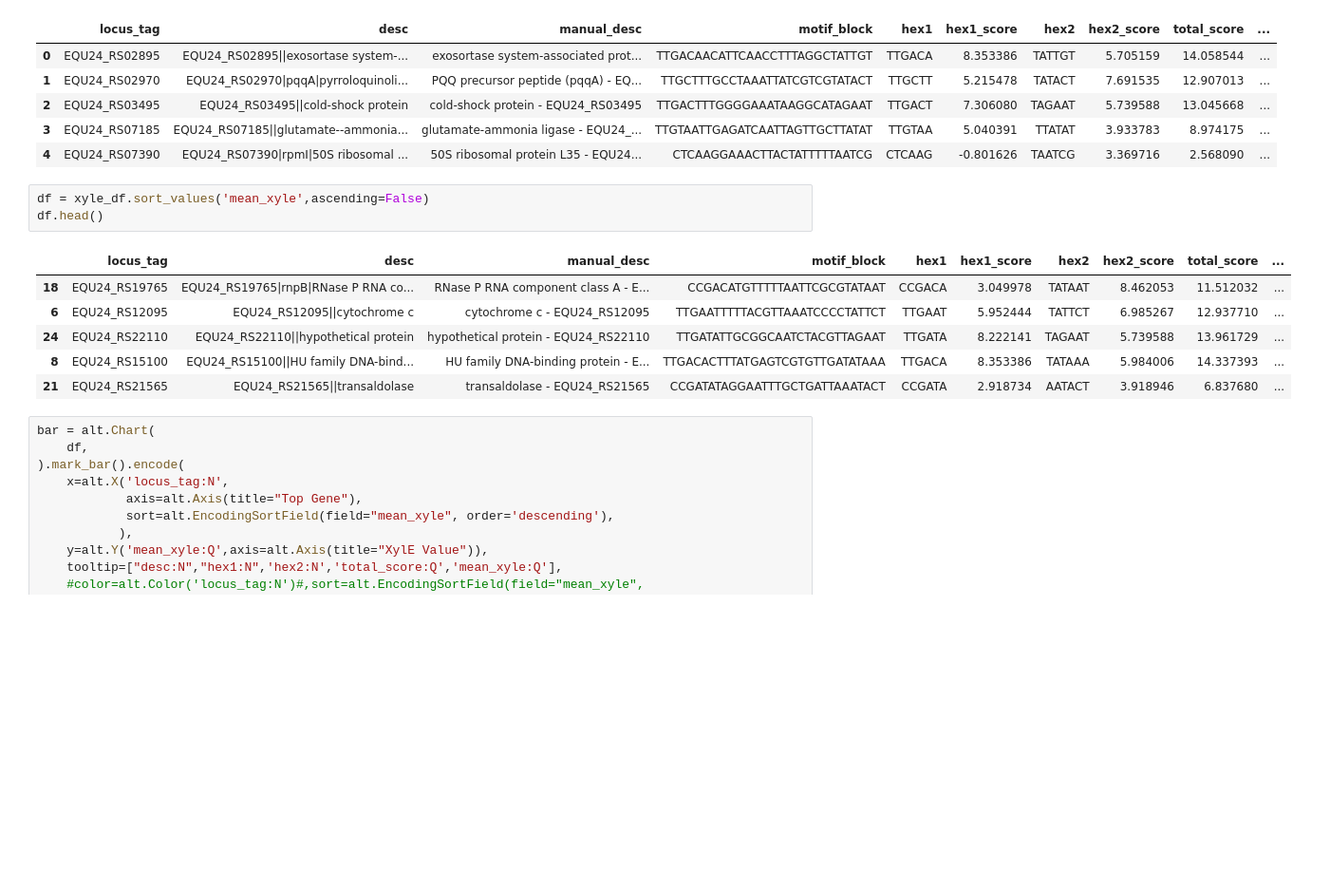
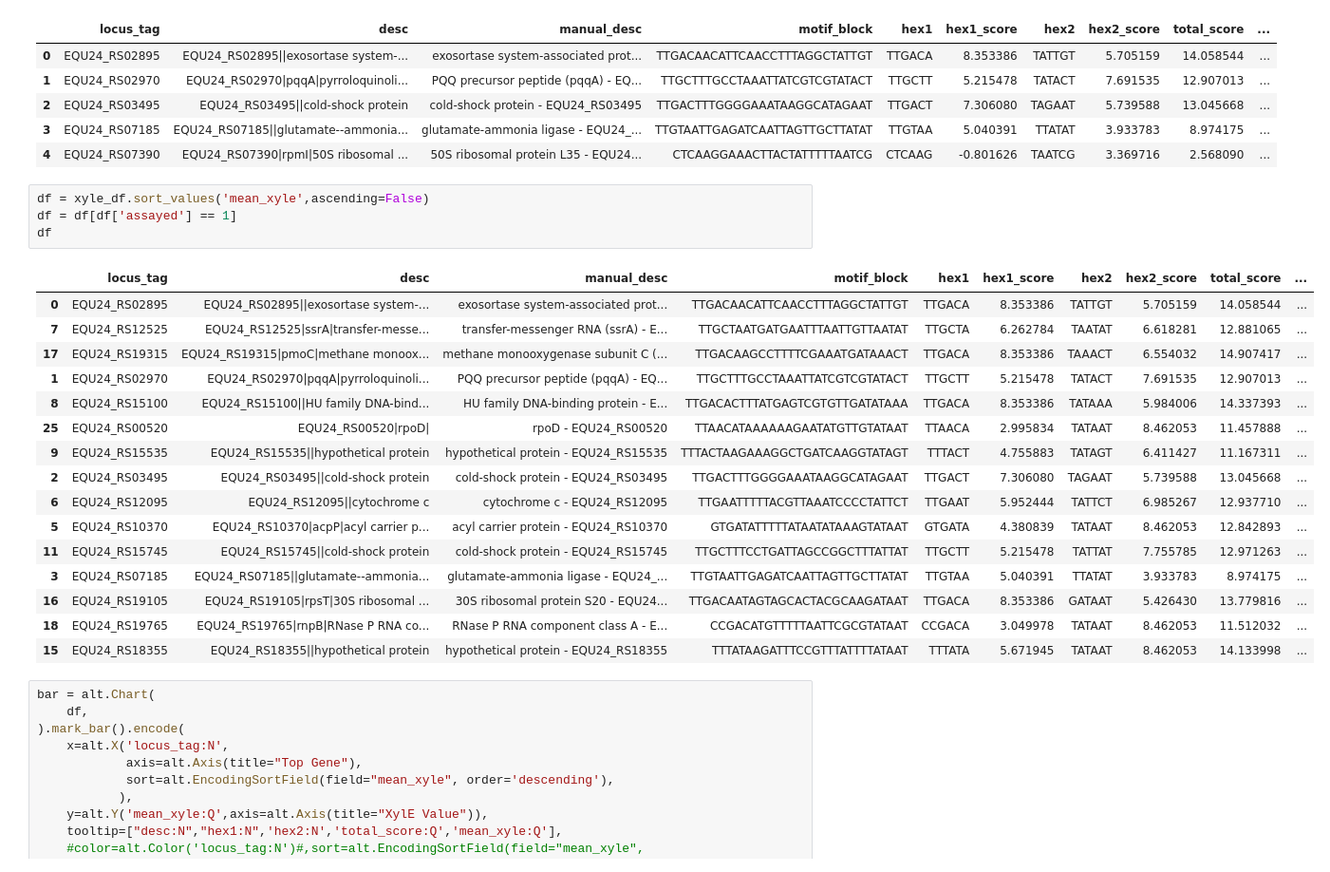
Before and after one commit to erinhwilson/promoter-id-from-rnaseq, a Jupyter notebook: tutorials/xyle_analysis.ipynb, the cells around one changed output. Shown at 95% size. Cells and saved outputs as stored; diff of their text form; blank space fills up the shorter version.

```diff
--- a/tutorials/xyle_analysis.ipynb
+++ b/tutorials/xyle_analysis.ipynb
@@ -85,14 +93,25 @@ xyle_df.head()
 | 4 | EQU24_RS07390 | EQU24_RS07390|rpmI|50S ribosomal ... | 50S ribosomal protein L35 - EQU24... | CTCAAGGAAACTTACTATTTTTAATCG | CTCAAG | -0.801626 | TAATCG | 3.369716 | 2.568090 | ... |
 # %%
 df = xyle_df.sort_values('mean_xyle',ascending=False)
-df.head()
+df = df[df['assayed'] == 1]
+df
 # %% [output]
 |  | locus_tag | desc | manual_desc | motif_block | hex1 | hex1_score | hex2 | hex2_score | total_score | ... |
+| 0 | EQU24_RS02895 | EQU24_RS02895||exosortase system-... | exosortase system-associated prot... | TTGACAACATTCAACCTTTAGGCTATTGT | TTGACA | 8.353386 | TATTGT | 5.705159 | 14.058544 | ... |
+| 7 | EQU24_RS12525 | EQU24_RS12525|ssrA|transfer-messe... | transfer-messenger RNA (ssrA) - E... | TTGCTAATGATGAATTTAATTGTTAATAT | TTGCTA | 6.262784 | TAATAT | 6.618281 | 12.881065 | ... |
+| 17 | EQU24_RS19315 | EQU24_RS19315|pmoC|methane monoox... | methane monooxygenase subunit C (... | TTGACAAGCCTTTTCGAAATGATAAACT | TTGACA | 8.353386 | TAAACT | 6.554032 | 14.907417 | ... |
+| 1 | EQU24_RS02970 | EQU24_RS02970|pqqA|pyrroloquinoli... | PQQ precursor peptide (pqqA) - EQ... | TTGCTTTGCCTAAATTATCGTCGTATACT | TTGCTT | 5.215478 | TATACT | 7.691535 | 12.907013 | ... |
+| 8 | EQU24_RS15100 | EQU24_RS15100||HU family DNA-bind... | HU family DNA-binding protein - E... | TTGACACTTTATGAGTCGTGTTGATATAAA | TTGACA | 8.353386 | TATAAA | 5.984006 | 14.337393 | ... |
+| 25 | EQU24_RS00520 | EQU24_RS00520|rpoD| | rpoD - EQU24_RS00520 | TTAACATAAAAAAGAATATGTTGTATAAT | TTAACA | 2.995834 | TATAAT | 8.462053 | 11.457888 | ... |
+| 9 | EQU24_RS15535 | EQU24_RS15535||hypothetical protein | hypothetical protein - EQU24_RS15535 | TTTACTAAGAAAGGCTGATCAAGGTATAGT | TTTACT | 4.755883 | TATAGT | 6.411427 | 11.167311 | ... |
+| 2 | EQU24_RS03495 | EQU24_RS03495||cold-shock protein | cold-shock protein - EQU24_RS03495 | TTGACTTTGGGGAAATAAGGCATAGAAT | TTGACT | 7.306080 | TAGAAT | 5.739588 | 13.045668 | ... |
+| 6 | EQU24_RS12095 | EQU24_RS12095||cytochrome c | cytochrome c - EQU24_RS12095 | TTGAATTTTTACGTTAAATCCCCTATTCT | TTGAAT | 5.952444 | TATTCT | 6.985267 | 12.937710 | ... |
+| 5 | EQU24_RS10370 | EQU24_RS10370|acpP|acyl carrier p... | acyl carrier protein - EQU24_RS10370 | GTGATATTTTTATAATATAAAGTATAAT | GTGATA | 4.380839 | TATAAT | 8.462053 | 12.842893 | ... |
+| 11 | EQU24_RS15745 | EQU24_RS15745||cold-shock protein | cold-shock protein - EQU24_RS15745 | TTGCTTTCCTGATTAGCCGGCTTTATTAT | TTGCTT | 5.215478 | TATTAT | 7.755785 | 12.971263 | ... |
+| 3 | EQU24_RS07185 | EQU24_RS07185||glutamate--ammonia... | glutamate-ammonia ligase - EQU24_... | TTGTAATTGAGATCAATTAGTTGCTTATAT | TTGTAA | 5.040391 | TTATAT | 3.933783 | 8.974175 | ... |
+| 16 | EQU24_RS19105 | EQU24_RS19105|rpsT|30S ribosomal ... | 30S ribosomal protein S20 - EQU24... | TTGACAATAGTAGCACTACGCAAGATAAT | TTGACA | 8.353386 | GATAAT | 5.426430 | 13.779816 | ... |
 | 18 | EQU24_RS19765 | EQU24_RS19765|rnpB|RNase P RNA co... | RNase P RNA component class A - E... | CCGACATGTTTTTAATTCGCGTATAAT | CCGACA | 3.049978 | TATAAT | 8.462053 | 11.512032 | ... |
-| 6 | EQU24_RS12095 | EQU24_RS12095||cytochrome c | cytochrome c - EQU24_RS12095 | TTGAATTTTTACGTTAAATCCCCTATTCT | TTGAAT | 5.952444 | TATTCT | 6.985267 | 12.937710 | ... |
-| 24 | EQU24_RS22110 | EQU24_RS22110||hypothetical protein | hypothetical protein - EQU24_RS22110 | TTGATATTGCGGCAATCTACGTTAGAAT | TTGATA | 8.222141 | TAGAAT | 5.739588 | 13.961729 | ... |
-| 8 | EQU24_RS15100 | EQU24_RS15100||HU family DNA-bind... | HU family DNA-binding protein - E... | TTGACACTTTATGAGTCGTGTTGATATAAA | TTGACA | 8.353386 | TATAAA | 5.984006 | 14.337393 | ... |
-| 21 | EQU24_RS21565 | EQU24_RS21565||transaldolase | transaldolase - EQU24_RS21565 | CCGATATAGGAATTTGCTGATTAAATACT | CCGATA | 2.918734 | AATACT | 3.918946 | 6.837680 | ... |
+| 15 | EQU24_RS18355 | EQU24_RS18355||hypothetical protein | hypothetical protein - EQU24_RS18355 | TTTATAAGATTTCCGTTTATTTTATAAT | TTTATA | 5.671945 | TATAAT | 8.462053 | 14.133998 | ... |
 # %%
 bar = alt.Chart(
     df,
```
Also changed, not shown: parts of 8 cells of this notebook.
